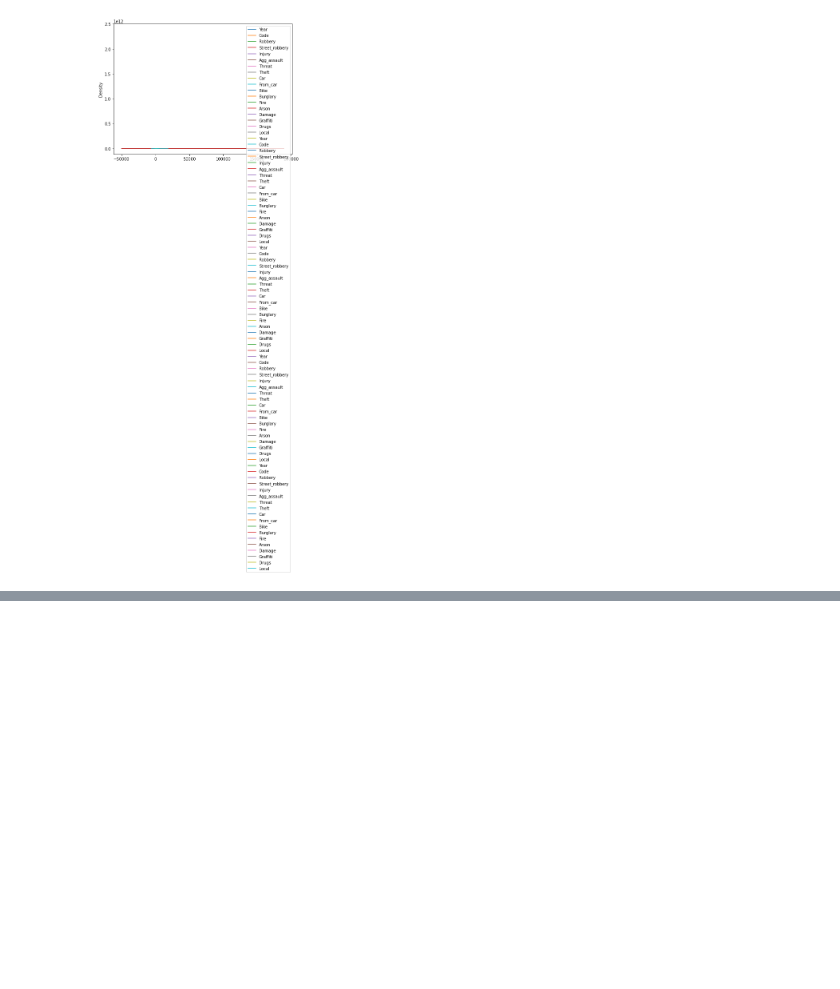
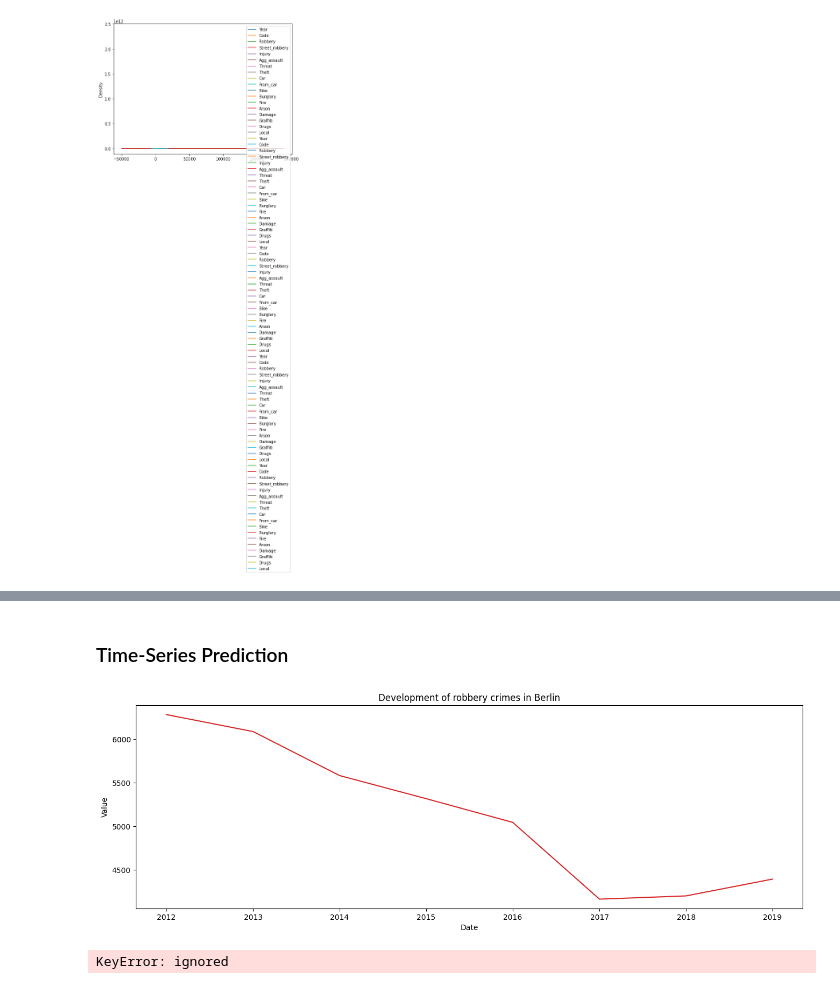
Before and after one commit to Jonny-Preuss/Berlin_stats_and_airbnb, a Jupyter notebook: BI_Project_Berlin_JP.ipynb, the cells around one changed output, grey strips where cells are left out. Cells and saved outputs as stored; diff of their text form; code cells hidden in the pictures; blank space fills up the shorter version.

```diff
--- a/BI_Project_Berlin_JP.ipynb
+++ b/BI_Project_Berlin_JP.ipynb
@@ -126,0 +213,2 @@ LinAlgError: ignored
+# %% [markdown]
+### Time-Series Prediction
@@ -126,0 +222,22 @@ LinAlgError: ignored
+# %%
+from dateutil.parser import parse
+from statsmodels.tsa.seasonal import seasonal_decompose
+plt.rcParams.update({'figure.figsize': (10, 7), 'figure.dpi': 120})
+import matplotlib as mpl
+# %%
+# Draw Plot
+def plot_df(berlin_crime, x, y, title="", xlabel='Date', ylabel='Value', dpi=100):
+    plt.figure(figsize=(16,5), dpi=dpi)
+    plt.plot(x, y, color='tab:red')
+    plt.gca().set(title=title, xlabel=xlabel, ylabel=ylabel)
+    plt.show()
+
+plot_df(berlin_crime, x=berlin_crime.Year, y=berlin_crime.Robbery, title='Development of robbery crimes in Berlin')
+# %% [output]
+[figure, added]
+# %%
+## saving the groupby statement as csv with Year as index
+bc = df_cr.groupby(by=['Year']).sum()
+bc.head()
+# %% [output]
+KeyError: ignored
```
Also changed, not shown: parts of 14 cells of this notebook.
